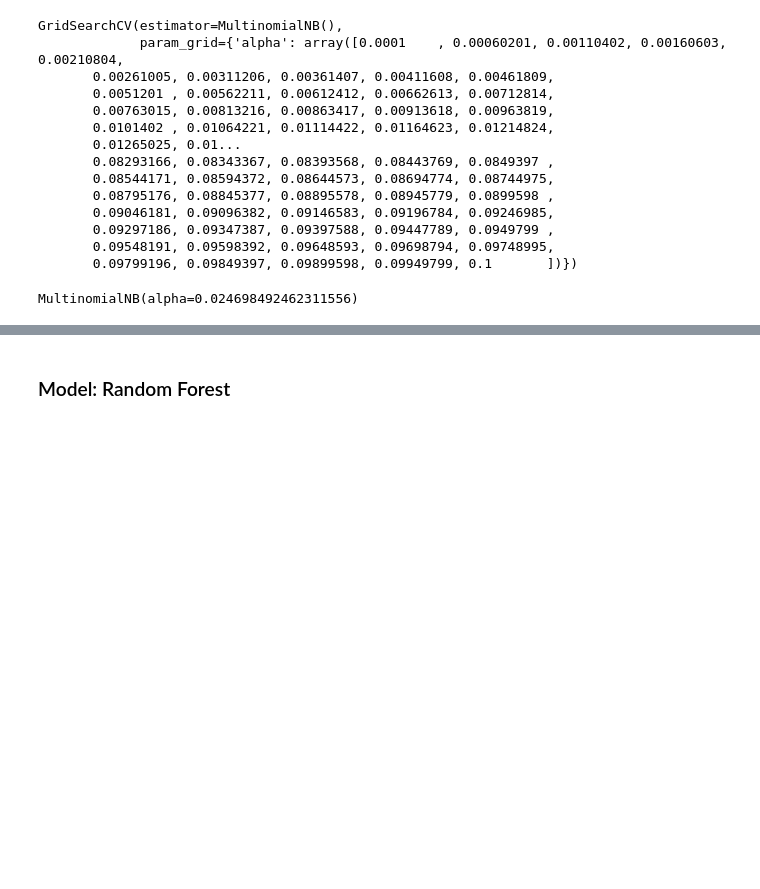
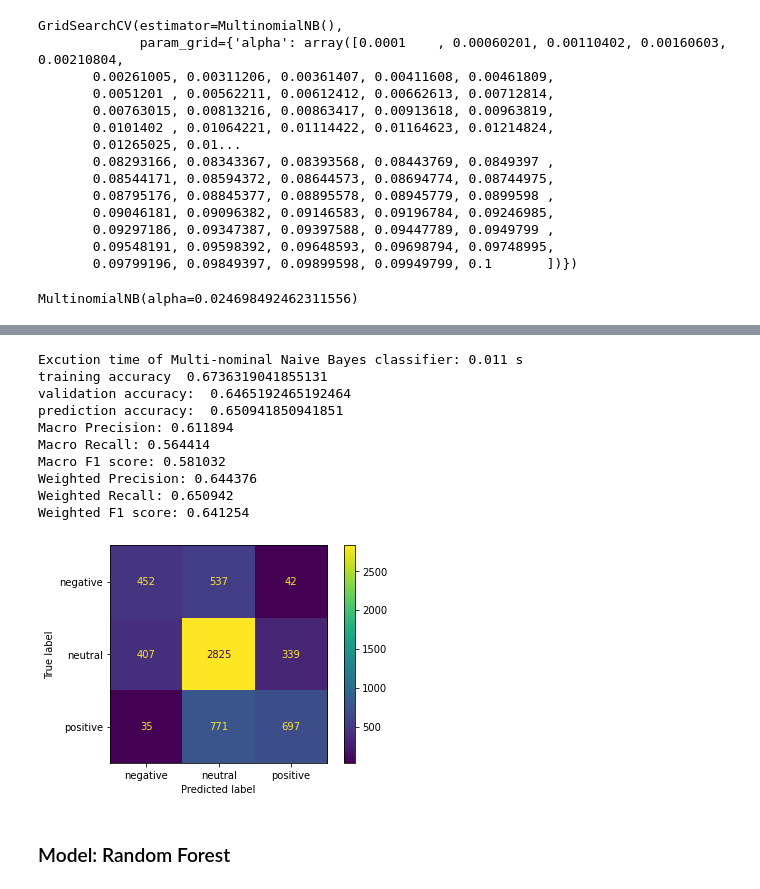
Before and after one commit to RicardoXXXXXX/Tweet-s-sentiment-prediction, a Jupyter notebook: COMP30027-Assignment2 (new).ipynb, the cells around one changed output, grey strips where cells are left out. Saved outputs shown, nothing was run; the diff lists cells and outputs as text; code cells hidden in the pictures; blank space fills up the shorter version.

```diff
--- a/COMP30027-Assignment2 (new).ipynb
+++ b/COMP30027-Assignment2 (new).ipynb
@@ -536,10 +627,9 @@ Weighted F1 score: 0.632546
 # %% [markdown]
 ### Model: Multi-nominal Naive Bayes
 # %%
-x_train_chi_MNB, x_test_chi_MNB = chi(400)
 parameters_MNB = {"alpha":np.linspace(0.0001,0.1,200)}
 gs_MNB = GridSearchCV(MultinomialNB(), param_grid = parameters_MNB)
-gs_MNB.fit(x_train_chi_MNB, y_train)
+gs_MNB.fit(x_train_chi, y_train)
 # %% [output]
 GridSearchCV(estimator=MultinomialNB(),
              param_grid={'alpha': array([0.0001    , 0.00060201, 0.00110402, 0.00160603, 0.00210804,
@@ -606,3 +682,33 @@ Weighted F1 score: 0.641758
+# %%
+x_train_chi, x_valid_chi = chi(400)
+
+t0 = time.time()
+MNB_final = MultinomialNB(alpha = 0.024698492462311556).fit(x_train_f, y_train)
+t1 = time.time()-t0
+print("Excution time of Multi-nominal Naive Bayes classifier: {} s". format(round(t1,3)))
+
+ta_f_MNB,va_f_MNB,pa_f_MNB,M_precision_f_MNB,M_recall_f_MNB,M_f1_f_MNB,W_precision_f_MNB,W_recall_f_MNB,W_f1_f_MNB = print_result(MNB_final, x_train_f, x_valid_f)
+ta_f.append(ta_f_MNB)
+va_f.append(va_f_MNB)
+pa_f.append(pa_f_MNB)
+M_precision_f.append(M_precision_f_MNB)
+M_recall_f.append(M_recall_f_MNB)
+M_f1_f.append(M_f1_f_MNB)
+W_precision_f.append(W_precision_f_MNB)
+W_recall_f.append(W_recall_f_MNB)
+W_f1_f.append(W_f1_f_MNB)
+# %% [output]
+Excution time of Multi-nominal Naive Bayes classifier: 0.011 s
+training accuracy  0.6736319041855131
+validation accuracy:  0.6465192465192464
+prediction accuracy:  0.650941850941851
+Macro Precision: 0.611894
+Macro Recall: 0.564414
+Macro F1 score: 0.581032
+Weighted Precision: 0.644376
+Weighted Recall: 0.650942
+Weighted F1 score: 0.641254
+[figure, added]
 # %% [markdown]
 ### Model: Random Forest
 # %%
```
Also changed, not shown: parts of 25 cells of this notebook.
